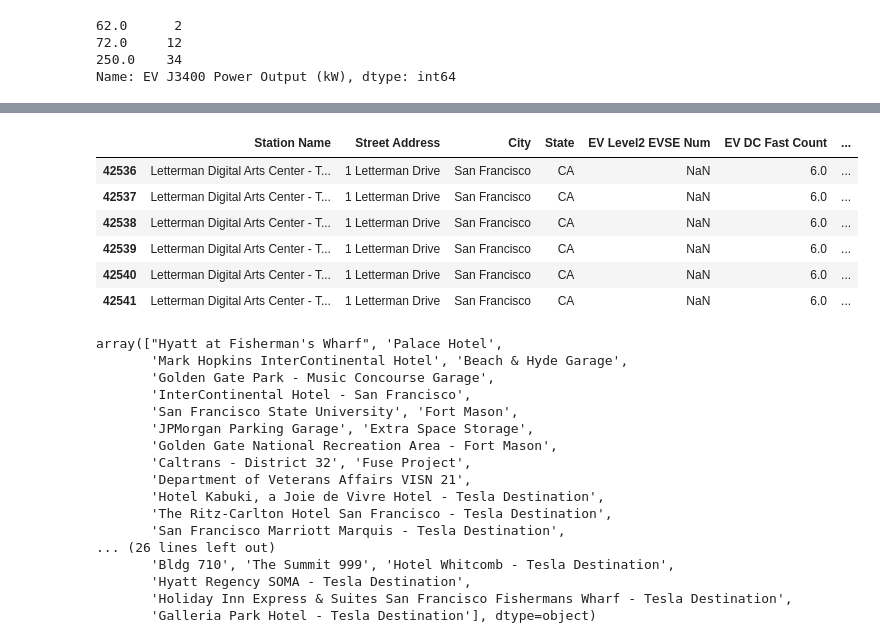
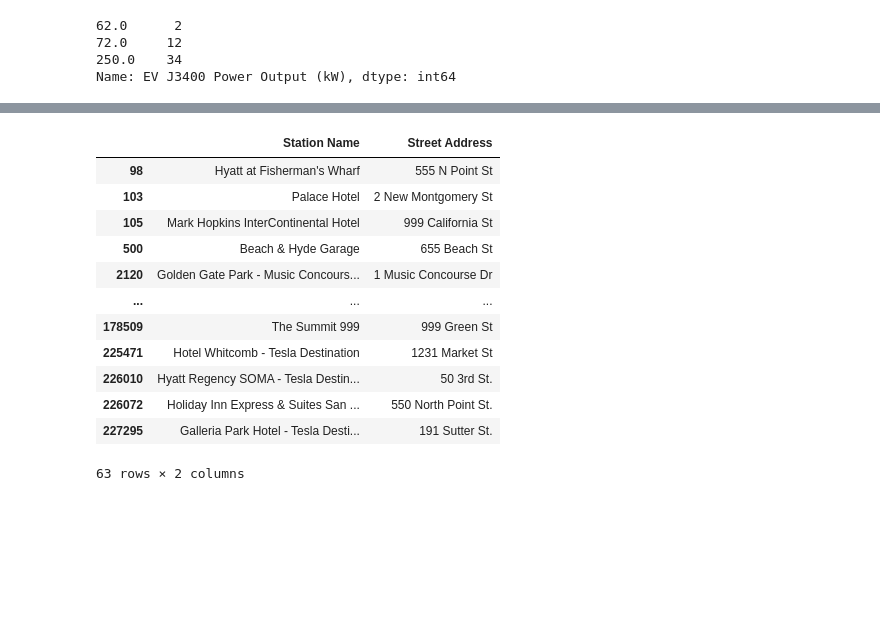
Before and after one commit to Stanford-Sustainable-Systems-Lab/pamodpy, a Jupyter notebook: pamodpy/data/SF_charging_data_preprocessing.ipynb, the cells around one changed output, grey strips where cells are left out. Saved outputs shown, nothing was run; the diff lists cells and outputs as text; code cells hidden in the pictures; blank space fills up the shorter version.

```diff
--- a/pamodpy/data/SF_charging_data_preprocessing.ipynb
+++ b/pamodpy/data/SF_charging_data_preprocessing.ipynb
@@ -180,32 +148,18 @@ df_fast
-# %%
-df[df['Station Name'] == 'Letterman Digital Arts Center - Tesla Supercharger']
-# %% [output]
-|  | Station Name | Street Address | City | State | EV Level2 EVSE Num | EV DC Fast Count | ... |
-| 42536 | Letterman Digital Arts Center - T... | 1 Letterman Drive | San Francisco | CA | NaN | 6.0 | ... |
-| 42537 | Letterman Digital Arts Center - T... | 1 Letterman Drive | San Francisco | CA | NaN | 6.0 | ... |
-| 42538 | Letterman Digital Arts Center - T... | 1 Letterman Drive | San Francisco | CA | NaN | 6.0 | ... |
-| 42539 | Letterman Digital Arts Center - T... | 1 Letterman Drive | San Francisco | CA | NaN | 6.0 | ... |
-| 42540 | Letterman Digital Arts Center - T... | 1 Letterman Drive | San Francisco | CA | NaN | 6.0 | ... |
-| 42541 | Letterman Digital Arts Center - T... | 1 Letterman Drive | San Francisco | CA | NaN | 6.0 | ... |
 # %%
-# Return list of stations where their connector count is nonzero but their power output is NaN
-df_j1772.loc[(df_j1772['EV J1772 Power Output (kW)'].isna()), 'Station Name'].unique()
+# Return list of unique stations names and street address tuples where their connector count is nonzero but their power output is NaN
+df_j1772.loc[(df_j1772['EV J1772 Power Output (kW)'].isna()), ['Station Name', 'Street Address']].drop_duplicates()
 # %% [output]
+|  | Station Name | Street Address |
+| 98 | Hyatt at Fisherman's Wharf | 555 N Point St |
+| 103 | Palace Hotel | 2 New Montgomery St |
+| 105 | Mark Hopkins InterContinental Hotel | 999 California St |
+| 500 | Beach & Hyde Garage | 655 Beach St |
+| 2120 | Golden Gate Park - Music Concours... | 1 Music Concourse Dr |
+| ... | ... | ... |
+| 178509 | The Summit 999 | 999 Green St |
+| 225471 | Hotel Whitcomb - Tesla Destination | 1231 Market St |
+| 226010 | Hyatt Regency SOMA - Tesla Destin... | 50 3rd St. |
+| 226072 | Holiday Inn Express & Suites San ... | 550 North Point St. |
+| 227295 | Galleria Park Hotel - Tesla Desti... | 191 Sutter St. |
-array(["Hyatt at Fisherman's Wharf", 'Palace Hotel',
-       'Mark Hopkins InterContinental Hotel', 'Beach & Hyde Garage',
-       'Golden Gate Park - Music Concourse Garage',
-       'InterContinental Hotel - San Francisco',
-       'San Francisco State University', 'Fort Mason',
-       'JPMorgan Parking Garage', 'Extra Space Storage',
-       'Golden Gate National Recreation Area - Fort Mason',
-       'Caltrans - District 32', 'Fuse Project',
-       'Department of Veterans Affairs VISN 21',
-       'Hotel Kabuki, a Joie de Vivre Hotel - Tesla Destination',
-       'The Ritz-Carlton Hotel San Francisco - Tesla Destination',
-       'San Francisco Marriott Marquis - Tesla Destination',
-... (26 lines left out)
-       'Bldg 710', 'The Summit 999', 'Hotel Whitcomb - Tesla Destination',
-       'Hyatt Regency SOMA - Tesla Destination',
-       'Holiday Inn Express & Suites San Francisco Fishermans Wharf - Tesla Destination',
-       'Galleria Park Hotel - Tesla Destination'], dtype=object)
+63 rows × 2 columns
 # %%
```
Also changed, not shown: parts of 10 cells of this notebook.
